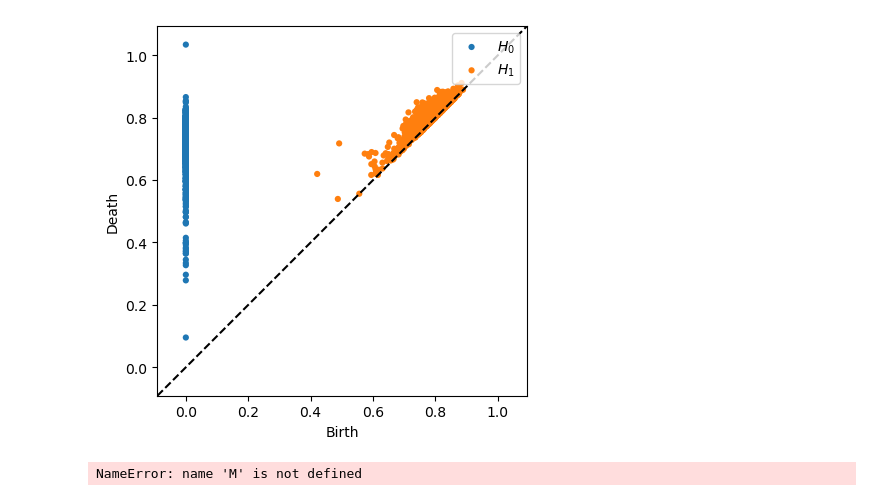
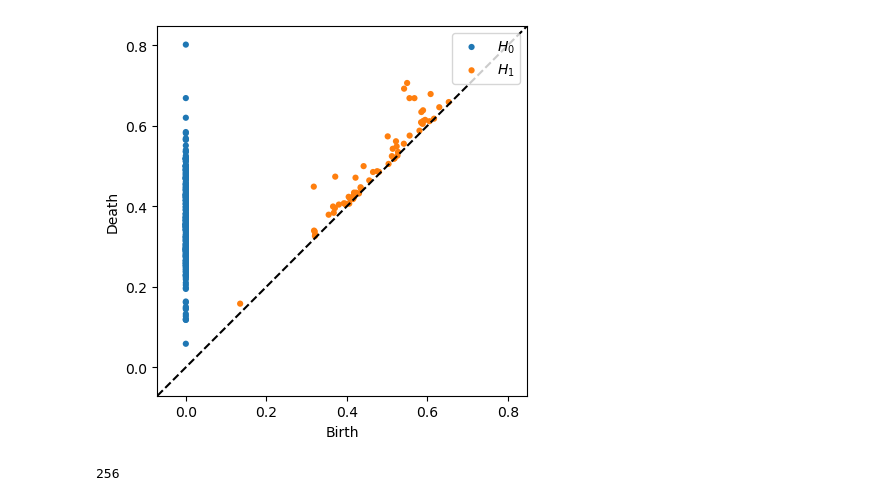
Before and after one commit to sturlaf/master, a Jupyter notebook: transpose.ipynb, the cells around one changed output. Drawn from its saved outputs; the diff is of its cells as text; code cells hidden in the pictures.

```diff
--- a/transpose.ipynb
+++ b/transpose.ipynb
@@ -10,4 +11,4 @@ from ripser import ripser
 # %%
-neurons = torch.load("activations/ILSVRC2015/inception4e.pt").detach().numpy().T
+neurons = torch.load("activations/ILSVRC2015/inception4a.pt").detach().numpy().T
 print(neurons.shape)
 # %% [output]
@@ -46,14 +47,19 @@ plt.show()
 # %%
 maxdim = 1
 coeff = 47
 metric = "cosine"  # cosine, euclidean
+distance_matrix = squareform(pdist(neurons, metric))
 persistence = ripser(
-    neurons, maxdim=maxdim, coeff=coeff, do_cocycles=True, metric=metric
+    distance_matrix,
+    maxdim=maxdim,
+    coeff=coeff,
+    do_cocycles=True,
+    distance_matrix=True,
 )
 fig, ax = plt.subplots()
 plot_diagrams(persistence["dgms"], plot_only=np.arange(maxdim + 1), ax=ax, show=True)
 # %% [output]
-[figure, old version]
+[figure, new version]
 # %%
 diagrams = persistence[
     "dgms"
@@ -70,8 +76,8 @@ threshold = births1[iMax[-1]] + (deaths1[iMax[-1]] - births1[iMax[-1]]) * (9 / 1
 
 cocycle = cocycles[iMax[-1]]
 
-f, verts = get_coords(cocycle, threshold, len(neurons), M, 47)
+f, verts = get_coords(cocycle, threshold, len(neurons), distance_matrix, 47)
 
 print(len(f))
 # %% [output]
-NameError: name 'M' is not defined
+256
```
Also changed, not shown: parts of 5 cells of this notebook, 7 other files.
